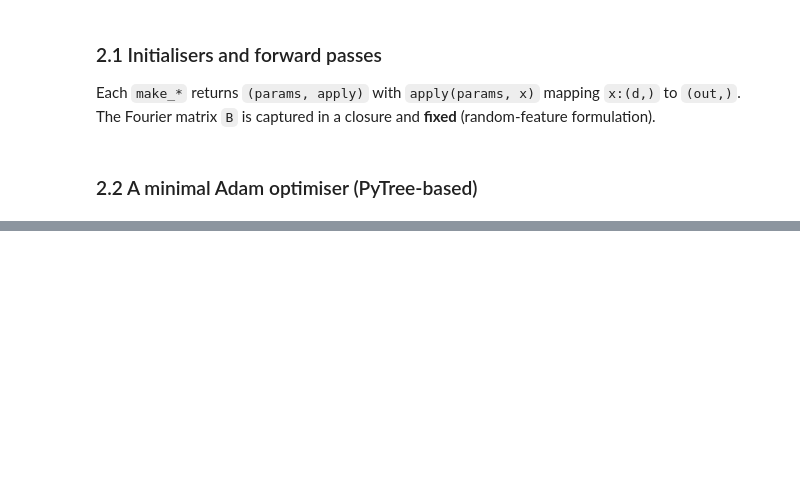
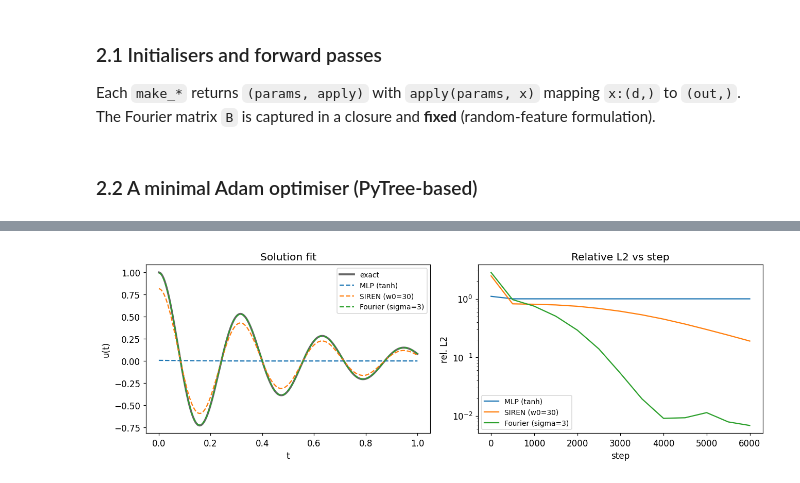
Before and after one commit to al3gzy/prml_course, a Jupyter notebook: arch_variations_pinns.ipynb, the cells around one changed output, grey strips where cells are left out. Cells and saved outputs as stored; diff of their text form; code cells hidden in the pictures; blank space fills up the shorter version.

```diff
--- a/arch_variations_pinns.ipynb
+++ b/arch_variations_pinns.ipynb
@@ -223,0 +319,24 @@ def adam_step(params, grads, state, lr=1e-3, b1=0.9, b2=0.999, eps=1e-8):
+# %%
+key = random.PRNGKey(0)
+SIZES = [1, 48, 48, 48, 1]
+N_STEPS_OSC = 6000
+results_osc = {}
+
+p, ap = make_mlp(random.fold_in(key, 1), SIZES)
+results_osc["MLP (tanh)"] = train(p, ap, make_oscillator_loss,
+    n_steps=N_STEPS_OSC, eval_fn=l2_error_oscillator,
+    collect={"arch": "MLP", "w0_phys": float(W0)})
+
+p, ap = make_siren(random.fold_in(key, 2), SIZES, w0_first=30.0)
+results_osc["SIREN (w0=30)"] = train(p, ap, make_oscillator_loss,
+    n_steps=N_STEPS_OSC, eval_fn=l2_error_oscillator,
+    collect={"arch": "SIREN", "w0_first": 30.0, "w0_phys": float(W0)})
+
+p, ap = make_fourier(random.fold_in(key, 3), in_dim=1, n_features=48, sigma=3.0,
+                     hidden=[48, 48, 1])
+results_osc["Fourier (sigma=3)"] = train(p, ap, make_oscillator_loss,
+    n_steps=N_STEPS_OSC, eval_fn=l2_error_oscillator,
+    collect={"arch": "Fourier", "sigma": 3.0, "w0_phys": float(W0)})
+
+for name, (_, _, h) in results_osc.items():
+    print(f"{name:20s}  rel-L2 = {h['l2'][-1]:.2e}   loss = {h['loss'][-1]:.2e}")
@@ -223,0 +347,15 @@ def adam_step(params, grads, state, lr=1e-3, b1=0.9, b2=0.999, eps=1e-8):
+# %%
+fig, ax = plt.subplots(1, 2, figsize=(12, 4))
+t = np.linspace(0, 1, 1000)
+ax[0].plot(t, exact_oscillator(t), 'k', lw=2.5, alpha=0.6, label="exact")
+for name, (params, u_batch, h) in results_osc.items():
+    ax[0].plot(t, np.array(u_batch(params, jnp.asarray(t))), '--', label=name)
+ax[0].set_title("Solution fit"); ax[0].set_xlabel("t"); ax[0].set_ylabel("u(t)"); ax[0].legend(fontsize=9)
+
+for name, (_, _, h) in results_osc.items():
+    ax[1].semilogy(h["step"], h["l2"], label=name)
+ax[1].set_title("Relative L2 vs step"); ax[1].set_xlabel("step"); ax[1].set_ylabel("rel. L2")
+ax[1].legend(fontsize=9)
+plt.tight_layout(); plt.show()
+# %% [output]
+[figure, added]
```
Also changed, not shown: parts of 35 cells of this notebook.
